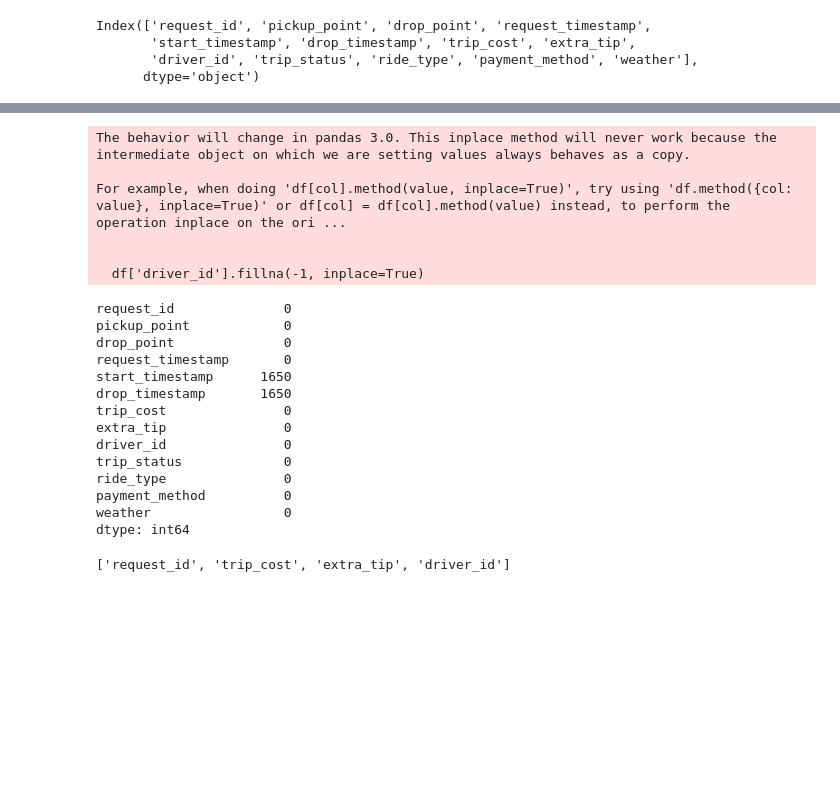
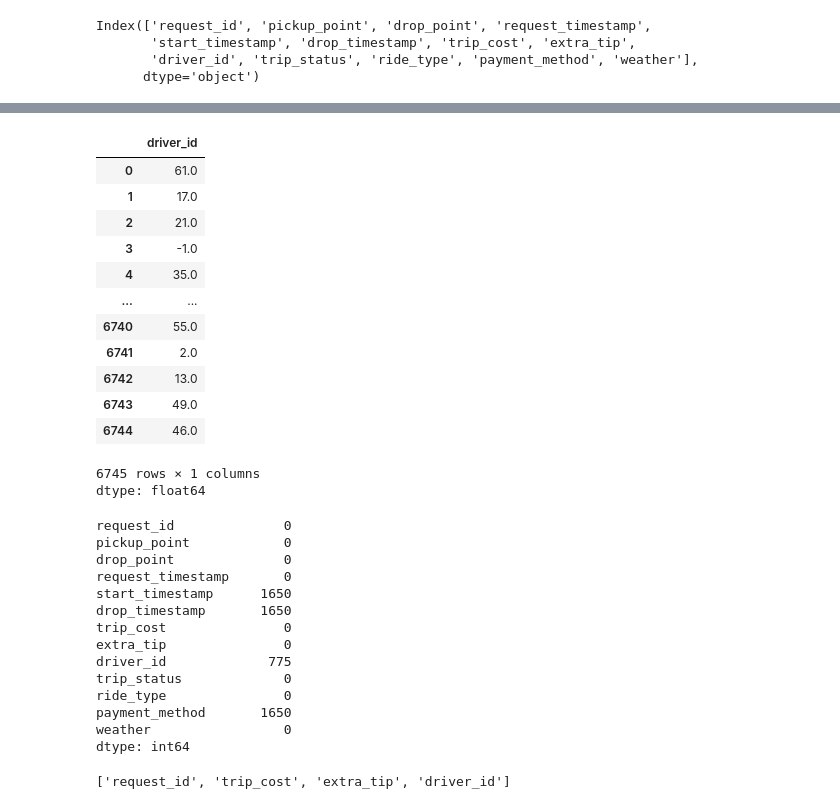
Before and after one commit to Kishorevasan2002/UBER-ride-analysis, a Jupyter notebook: UBER_ride_analysis.ipynb, the cells around one changed output, grey strips where cells are left out. Saved outputs shown, nothing was run; the diff lists cells and outputs as text; code cells hidden in the pictures; blank space fills up the shorter version.

```diff
--- a/UBER_ride_analysis.ipynb
+++ b/UBER_ride_analysis.ipynb
@@ -43,13 +51,21 @@ For example, when doing 'df[col].method(value, inplace=True)', try using 'df.met
 # %%
 #Filled missing driver ID with -1 (indicates unassigned)
-df['driver_id'].fillna(-1, inplace=True)
+df['driver_id'].fillna(-1)
 # %% [output]
+|  | driver_id |
+| 0 | 61.0 |
+| 1 | 17.0 |
+| 2 | 21.0 |
+| 3 | -1.0 |
+| 4 | 35.0 |
+| ... | ... |
+| 6740 | 55.0 |
+| 6741 | 2.0 |
+| 6742 | 13.0 |
+| 6743 | 49.0 |
+| 6744 | 46.0 |
-The behavior will change in pandas 3.0. This inplace method will never work because the intermediate object on which we are setting values always behaves as a copy.
-
-For example, when doing 'df[col].method(value, inplace=True)', try using 'df.method({col: value}, inplace=True)' or df[col] = df[col].method(value) instead, to perform the operation inplace on the ori ...
-
-
-  df['driver_id'].fillna(-1, inplace=True)
+6745 rows × 1 columns
+dtype: float64
 # %%
 #  Handleed timestamps conditionally
 # Droped rows where timestamps are missing only for 'Trip Completed'
@@ -66,10 +82,10 @@ start_timestamp      1650
 drop_timestamp       1650
 trip_cost               0
 extra_tip               0
-driver_id               0
+driver_id             775
 trip_status             0
 ride_type               0
-payment_method          0
+payment_method       1650
 weather                 0
 dtype: int64
 # %%
```
Also changed, not shown: parts of 7 cells of this notebook.
